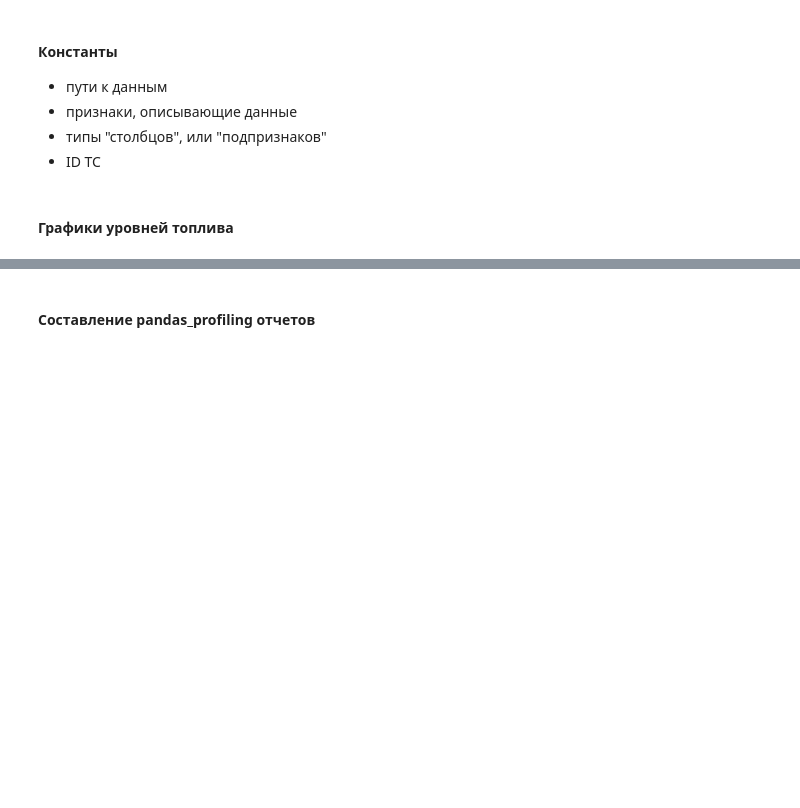
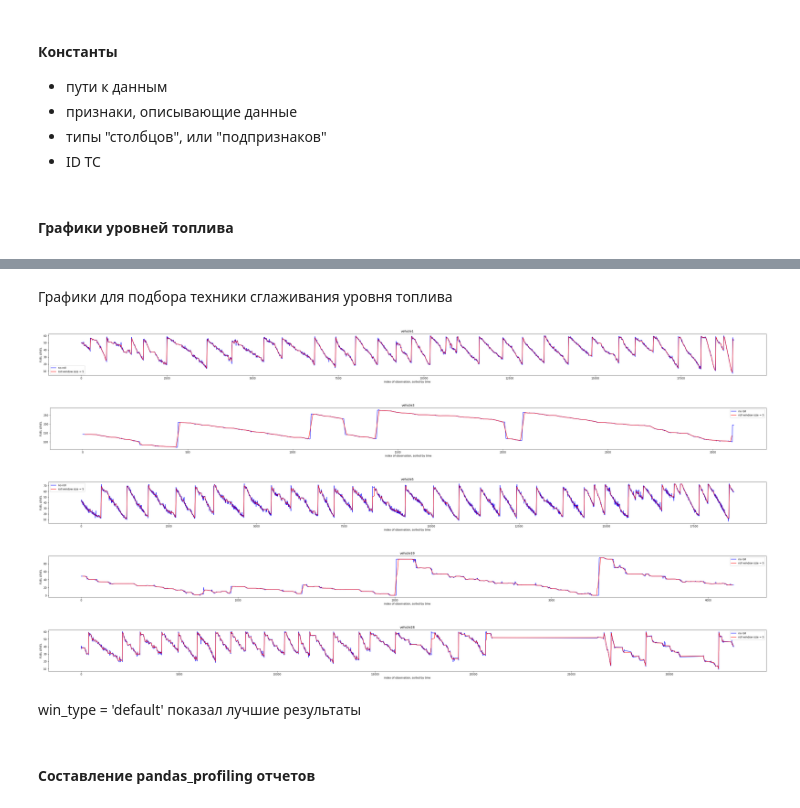
Before and after one commit to MekhailS/datascience-contest, a Jupyter notebook: eda.ipynb, the cells around one changed output, grey strips where cells are left out. Saved outputs shown, nothing was run; the diff lists cells and outputs as text; code cells hidden in the pictures; blank space fills up the shorter version.

```diff
--- a/eda.ipynb
+++ b/eda.ipynb
@@ -119,0 +121,31 @@ for i in VEHICLE_IDS:
+# %% [markdown]
+Графики для подбора техники сглаживания уровня топлива
+# %%
+for i in VEHICLE_IDS:
+    df = pd.read_csv(f'{DATA_PROC_PATH}vehicle{i}.csv')
+    df.dropna(inplace=True)
+    df = df[df['fuellevel'] > 0]
+    df.reset_index(inplace=True)
+
+    plt.figure(figsize=(50, 3))
+
+    plt.title(f'vehicle{i}')
+    plt.ylabel('FUEL LEVEL')
+    plt.xlabel('index of observation, sorted by time')
+
+    fuellevel_rolled = df['fuellevel'].rolling(26, center=True).mean()
+
+    plt.plot(df['i'], df['fuellevel'], color='blue', label='no roll')
+    plt.plot(df['i'], fuellevel_rolled, color='red', label='roll window size = 5')
+    plt.legend()
+
+    plt.savefig(f'{DATA_PROC_PATH}plots/fuellevel_refuel_vehicle_rolled{i}.png', dpi=160)
+    plt.show()
+# %% [output]
+[figure, added]
+[figure, added]
+[figure, added]
+[figure, added]
+[figure, added]
+# %% [markdown]
+win_type = 'default' показал лучшие результаты
```
Also changed, not shown: parts of 2 cells of this notebook, 16 other files.
